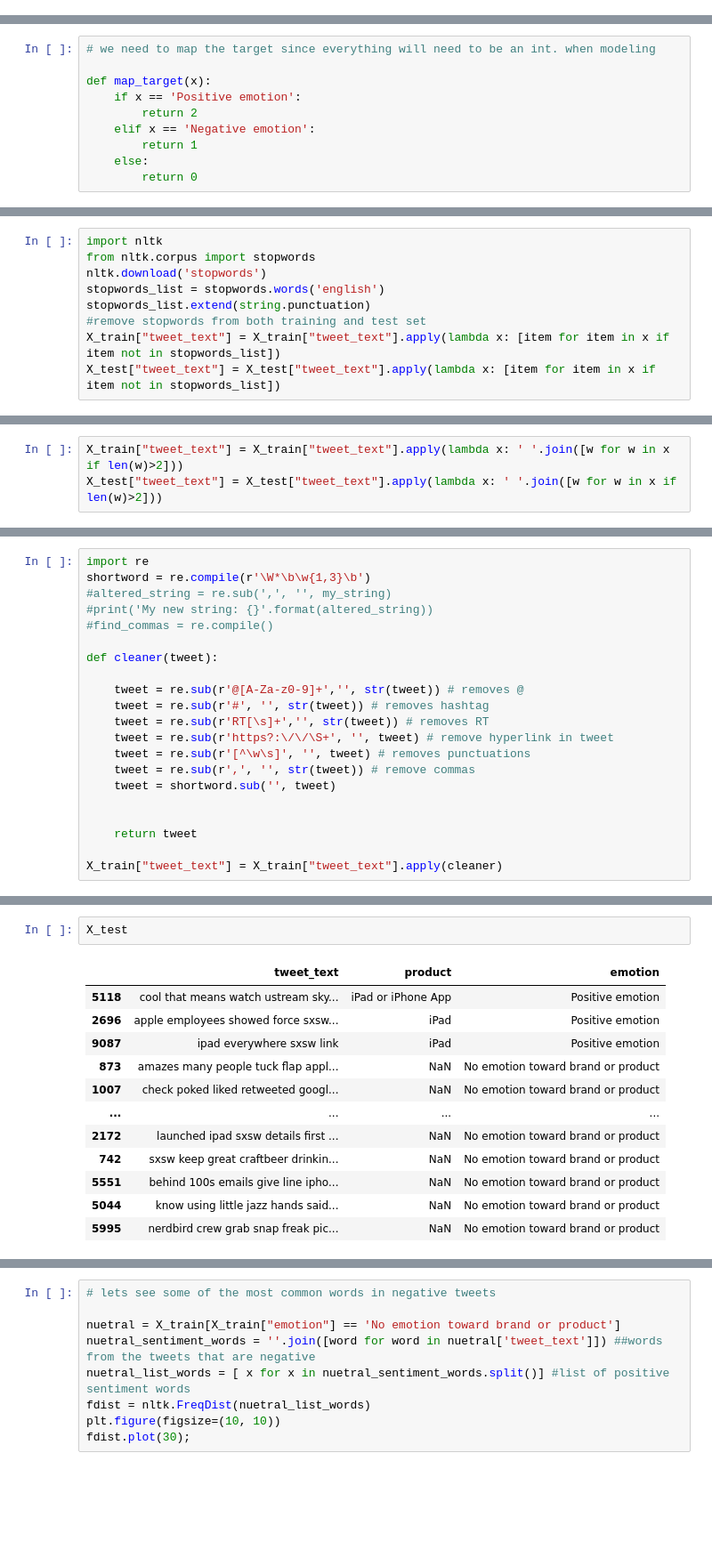
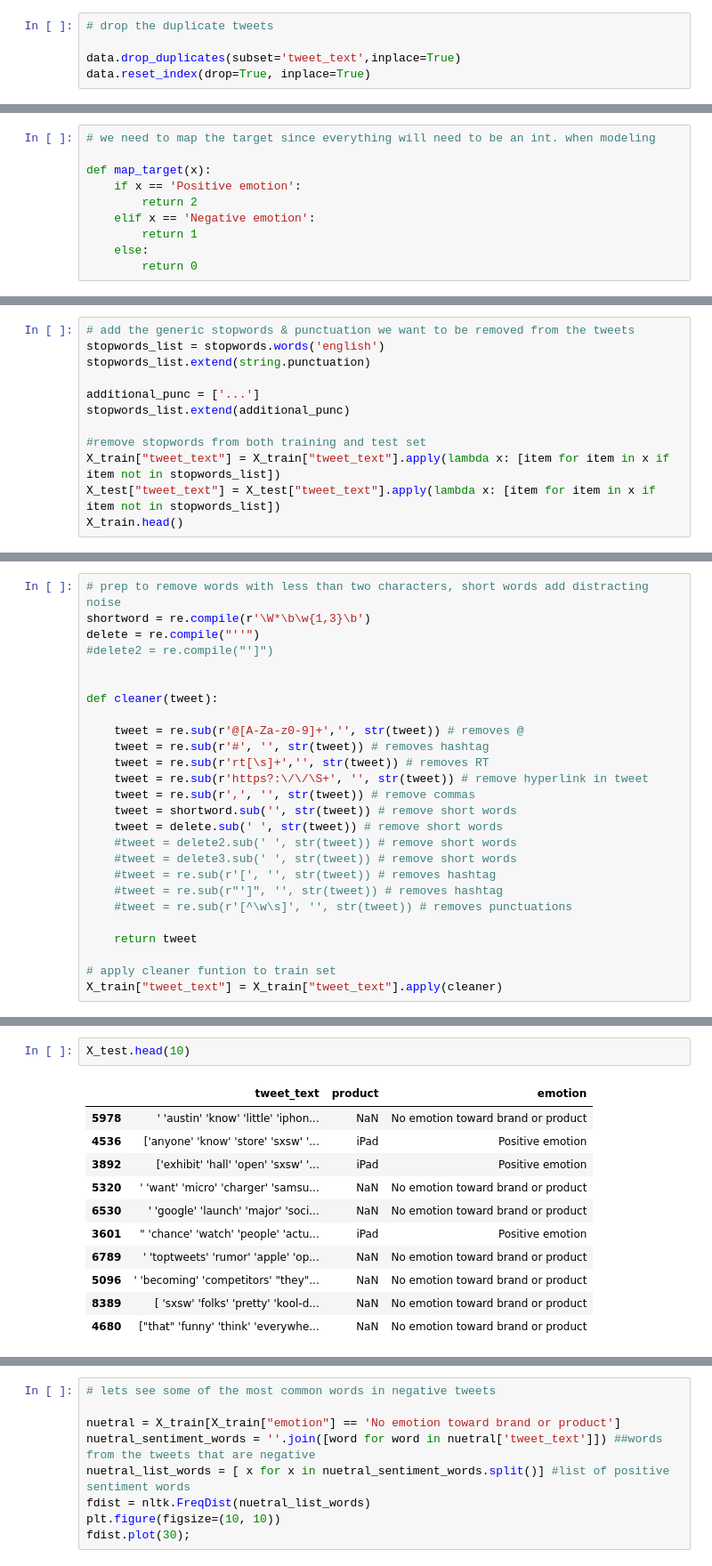
Before and after one commit to rachelfein/Twitter-Sentiment-Analysis, a Jupyter notebook: Twitter Sentiment Analysis.ipynb, the cells around one changed output, grey strips where cells are left out. Shown at 89% size. Cells and saved outputs as stored; diff of their text form; blank space fills up the shorter version.

```diff
--- a/Twitter Sentiment Analysis.ipynb
+++ b/Twitter Sentiment Analysis.ipynb
@@ -224,0 +229,5 @@ Code for data cleaning
+# %%
+# drop the duplicate tweets
+
+data.drop_duplicates(subset='tweet_text',inplace=True)
+data.reset_index(drop=True, inplace=True)
@@ -289,10 +320,13 @@ X_train.head()
 # %%
-import nltk
-from nltk.corpus import stopwords
-nltk.download('stopwords')
+# add the generic stopwords & punctuation we want to be removed from the tweets
 stopwords_list = stopwords.words('english')
 stopwords_list.extend(string.punctuation)
+
+additional_punc = ['...']
+stopwords_list.extend(additional_punc)
+
 #remove stopwords from both training and test set
 X_train["tweet_text"] = X_train["tweet_text"].apply(lambda x: [item for item in x if item not in stopwords_list])
 X_test["tweet_text"] = X_test["tweet_text"].apply(lambda x: [item for item in x if item not in stopwords_list])
+X_train.head()
 # %% [output]
@@ -302,3 +338,0 @@ X_test["tweet_text"] = X_test["tweet_text"].apply(lambda x: [item for item in x
-# %%
-X_train["tweet_text"] = X_train["tweet_text"].apply(lambda x: ' '.join([w for w in x if len(w)>2]))
-X_test["tweet_text"] = X_test["tweet_text"].apply(lambda x: ' '.join([w for w in x if len(w)>2]))
@@ -308,21 +347,26 @@ X_test["tweet_text"] = X_test["tweet_text"].str.lower()
 # %%
-import re
+# prep to remove words with less than two characters, short words add distracting noise
 shortword = re.compile(r'\W*\b\w{1,3}\b')
-#altered_string = re.sub(',', '', my_string)
-#print('My new string: {}'.format(altered_string))
-#find_commas = re.compile()
+delete = re.compile("''")
+#delete2 = re.compile("']")
+
 
 def cleaner(tweet):
 
     tweet = re.sub(r'@[A-Za-z0-9]+','', str(tweet)) # removes @
     tweet = re.sub(r'#', '', str(tweet)) # removes hashtag
-    tweet = re.sub(r'RT[\s]+','', str(tweet)) # removes RT
-    tweet = re.sub(r'https?:\/\/\S+', '', tweet) # remove hyperlink in tweet
-    tweet = re.sub(r'[^\w\s]', '', tweet) # removes punctuations
+    tweet = re.sub(r'rt[\s]+','', str(tweet)) # removes RT
+    tweet = re.sub(r'https?:\/\/\S+', '', str(tweet)) # remove hyperlink in tweet
     tweet = re.sub(r',', '', str(tweet)) # remove commas
-    tweet = shortword.sub('', tweet)
-
+    tweet = shortword.sub('', str(tweet)) # remove short words
+    tweet = delete.sub(' ', str(tweet)) # remove short words
+    #tweet = delete2.sub(' ', str(tweet)) # remove short words
+    #tweet = delete3.sub(' ', str(tweet)) # remove short words
+    #tweet = re.sub(r'[', '', str(tweet)) # removes hashtag
+    #tweet = re.sub(r"']", '', str(tweet)) # removes hashtag
+    #tweet = re.sub(r'[^\w\s]', '', str(tweet)) # removes punctuations
 
     return tweet
 
+# apply cleaner funtion to train set
 X_train["tweet_text"] = X_train["tweet_text"].apply(cleaner)
@@ -347,15 +407,14 @@ X_test["tweet_text"] = X_test["tweet_text"].apply(cleaner)
 # %%
-X_test
+X_test.head(10)
 # %% [output]
 |  | tweet_text | product | emotion |
-| 5118 | cool that means watch ustream sky... | iPad or iPhone App | Positive emotion |
-| 2696 | apple employees showed force sxsw... | iPad | Positive emotion |
-| 9087 | ipad everywhere sxsw link | iPad | Positive emotion |
-| 873 | amazes many people tuck flap appl... | NaN | No emotion toward brand or product |
-| 1007 | check poked liked retweeted googl... | NaN | No emotion toward brand or product |
-| ... | ... | ... | ... |
-| 2172 | launched ipad sxsw details first ... | NaN | No emotion toward brand or product |
-| 742 | sxsw keep great craftbeer drinkin... | NaN | No emotion toward brand or product |
-| 5551 | behind 100s emails give line ipho... | NaN | No emotion toward brand or product |
-| 5044 | know using little jazz hands said... | NaN | No emotion toward brand or product |
-| 5995 | nerdbird crew grab snap freak pic... | NaN | No emotion toward brand or product |
+| 5978 | ' 'austin' 'know' 'little' 'iphon... | NaN | No emotion toward brand or product |
+| 4536 | ['anyone' 'know' 'store' 'sxsw' '... | iPad | Positive emotion |
+| 3892 | ['exhibit' 'hall' 'open' 'sxsw' '... | iPad | Positive emotion |
+| 5320 | ' 'want' 'micro' 'charger' 'samsu... | NaN | No emotion toward brand or product |
+| 6530 | ' 'google' 'launch' 'major' 'soci... | NaN | No emotion toward brand or product |
+| 3601 | " 'chance' 'watch' 'people' 'actu... | iPad | Positive emotion |
+| 6789 | ' 'toptweets' 'rumor' 'apple' 'op... | NaN | No emotion toward brand or product |
+| 5096 | ' 'becoming' 'competitors' "they"... | NaN | No emotion toward brand or product |
+| 8389 | [ 'sxsw' 'folks' 'pretty' 'kool-d... | NaN | No emotion toward brand or product |
+| 4680 | ["that" 'funny' 'think' 'everywhe... | NaN | No emotion toward brand or product |
```
Also changed, not shown: parts of 61 cells of this notebook.
